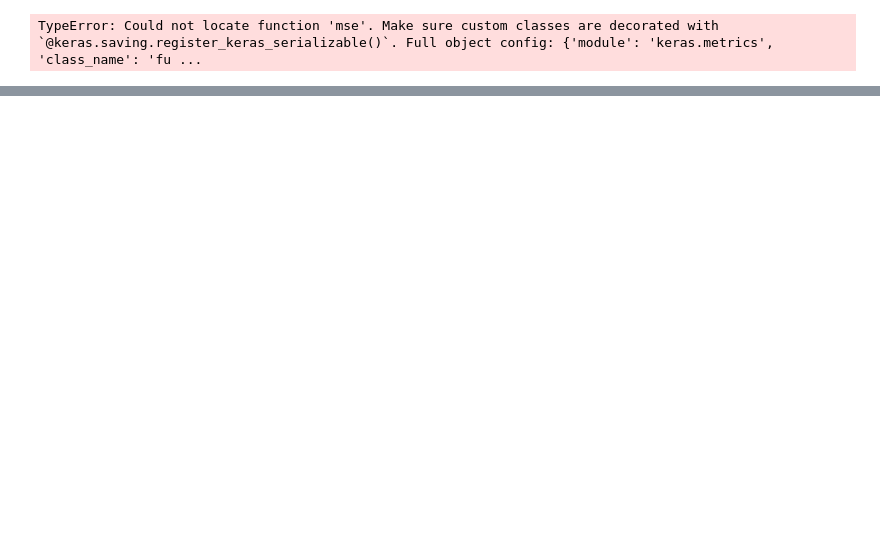
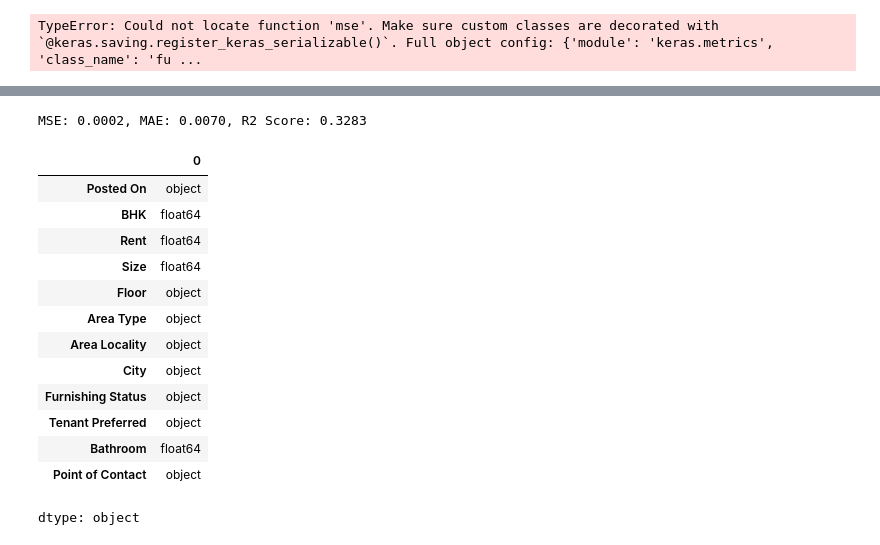
Before and after one commit to MiguelAngelPerdomo/Taller1_DeepLearning, a Jupyter notebook: notebooks/Taller_deep_learning.ipynb, the cells around one changed output, grey strips where cells are left out. Drawn from its saved outputs; the diff is of its cells as text; code cells hidden in the pictures; blank space fills up the shorter version.

```diff
--- a/notebooks/Taller_deep_learning.ipynb
+++ b/notebooks/Taller_deep_learning.ipynb
@@ -307,0 +491,8 @@ TypeError: Could not locate function 'mse'. Make sure custom classes are decorat
+# %%
+# Cargar el dataset
+file_path = "House_Rent_Dataset.csv"
+df = pd.read_csv(file_path)
+# %%
+# Normalización de los datos numéricos
+scaler = MinMaxScaler()
+df[['Size', 'Bathroom', 'BHK', 'Rent']] = scaler.fit_transform(df[['Size', 'Bathroom', 'BHK', 'Rent']])
@@ -307,0 +578,30 @@ TypeError: Could not locate function 'mse'. Make sure custom classes are decorat
+# %%
+# Evaluación del modelo
+model.eval()
+y_pred = model(X_test).detach().numpy()
+y_true = y_test.numpy()
+
+mse = mean_squared_error(y_true, y_pred)
+mae = mean_absolute_error(y_true, y_pred)
+r2 = r2_score(y_true, y_pred)
+
+print(f'MSE: {mse:.4f}, MAE: {mae:.4f}, R2 Score: {r2:.4f}')
+# %% [output]
+MSE: 0.0002, MAE: 0.0070, R2 Score: 0.3283
+# %%
+df.dtypes
+# %% [output]
+|  | 0 |
+| Posted On | object |
+| BHK | float64 |
+| Rent | float64 |
+| Size | float64 |
+| Floor | object |
+| Area Type | object |
+| Area Locality | object |
+| City | object |
+| Furnishing Status | object |
+| Tenant Preferred | object |
+| Bathroom | float64 |
+| Point of Contact | object |
+dtype: object
```
Also changed, not shown: parts of 34 cells of this notebook, 16 other files.
